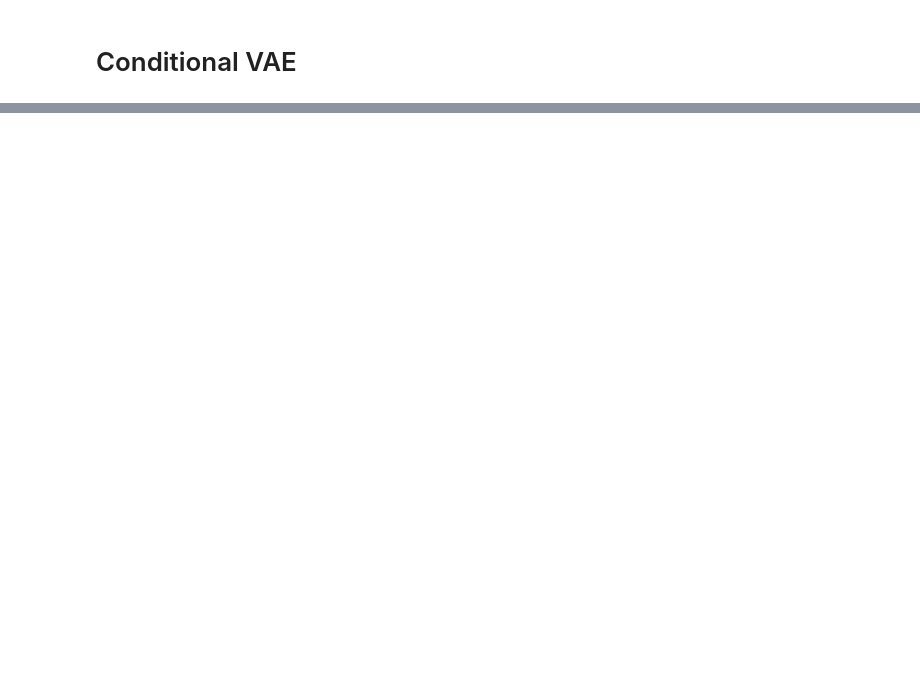
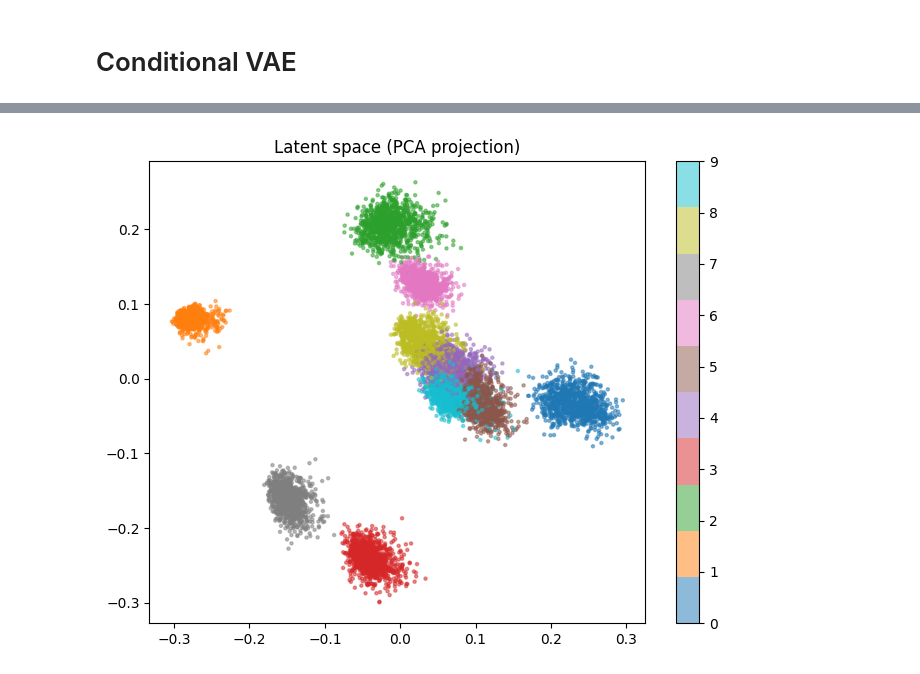
Before and after one commit to francesco-zatto/vae-cats-dogs, a Jupyter notebook: vae-mnist.ipynb, the cells around one changed output, grey strips where cells are left out. Cells and saved outputs as stored; diff of their text form; code cells hidden in the pictures; blank space fills up the shorter version.

```diff
--- a/vae-mnist.ipynb
+++ b/vae-mnist.ipynb
@@ -13,15 +13,20 @@ LATENT_DIM = 128
 KERNEL_SIZE = 4
 
 # Encode the image into the latent space of dimension LATENT_DIM
-def build_encoder():
+def build_encoder(conditional=False, num_classes=10):
     inputs = Input(shape=IMG_SHAPE)
     x = layers.Conv2D(32, KERNEL_SIZE, strides=2, padding='same', activation='relu')(inputs)
     x = layers.Conv2D(64, KERNEL_SIZE, strides=2, padding='same', activation='relu')(x)
     x = layers.Conv2D(128, KERNEL_SIZE, strides=2, padding='same', activation='relu')(x)
     x = layers.Flatten()(x)
+
+    if conditional:
+        labels = Input(shape=(num_classes,))
+        x = layers.Concatenate()([x, labels])
+
     z_mean = layers.Dense(LATENT_DIM)(x)
     z_log_var = layers.Dense(LATENT_DIM)(x)
-    return Model(inputs, [z_mean, z_log_var], name='encoder')
+    return Model([inputs, labels], [z_mean, z_log_var], name='encoder')
 # %%
 # Sample from latent space the vector z = mean + sqrt(exp(log_var)) * epsilon
 class Sampling(layers.Layer):
@@ -187,0 +258,6 @@ sample_and_plot(vae.decoder)
+# %%
+from sklearn.decomposition import PCA
+
+latent_space, variances = cond_encoder.predict([x_test, y_test_one_hot])
+pca = PCA(n_components=2)
+xs, ys = pca.fit_transform(latent_space).T
@@ -187,0 +266,8 @@ sample_and_plot(vae.decoder)
+# %%
+plt.figure(figsize=(8, 6))
+plt.scatter(xs, ys, c=y_test, cmap="tab10", alpha=0.5, s=5)
+plt.colorbar()
+plt.title("Latent space (PCA projection)")
+plt.show()
+# %% [output]
+[figure, added]
```
Also changed, not shown: parts of 15 cells of this notebook.
